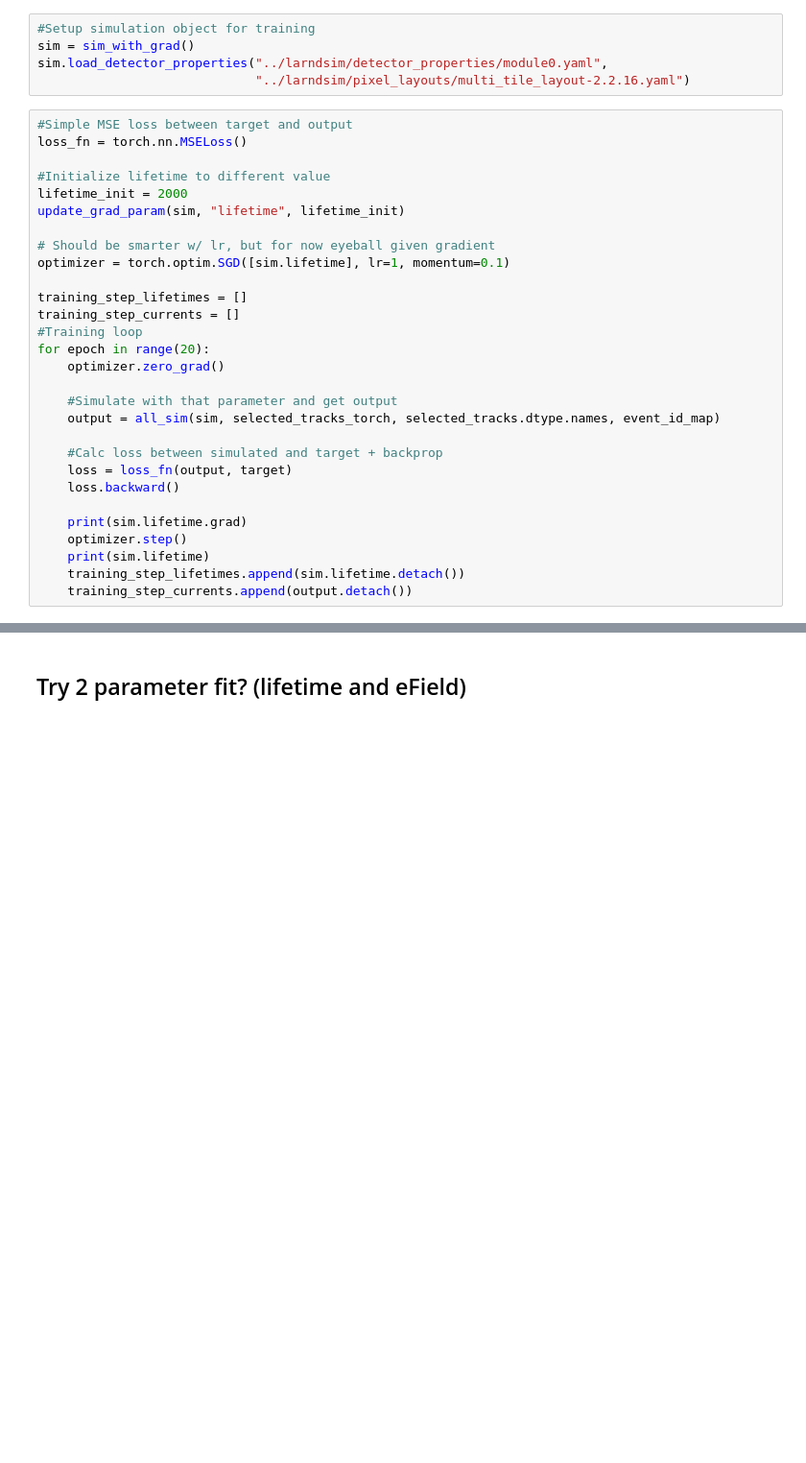
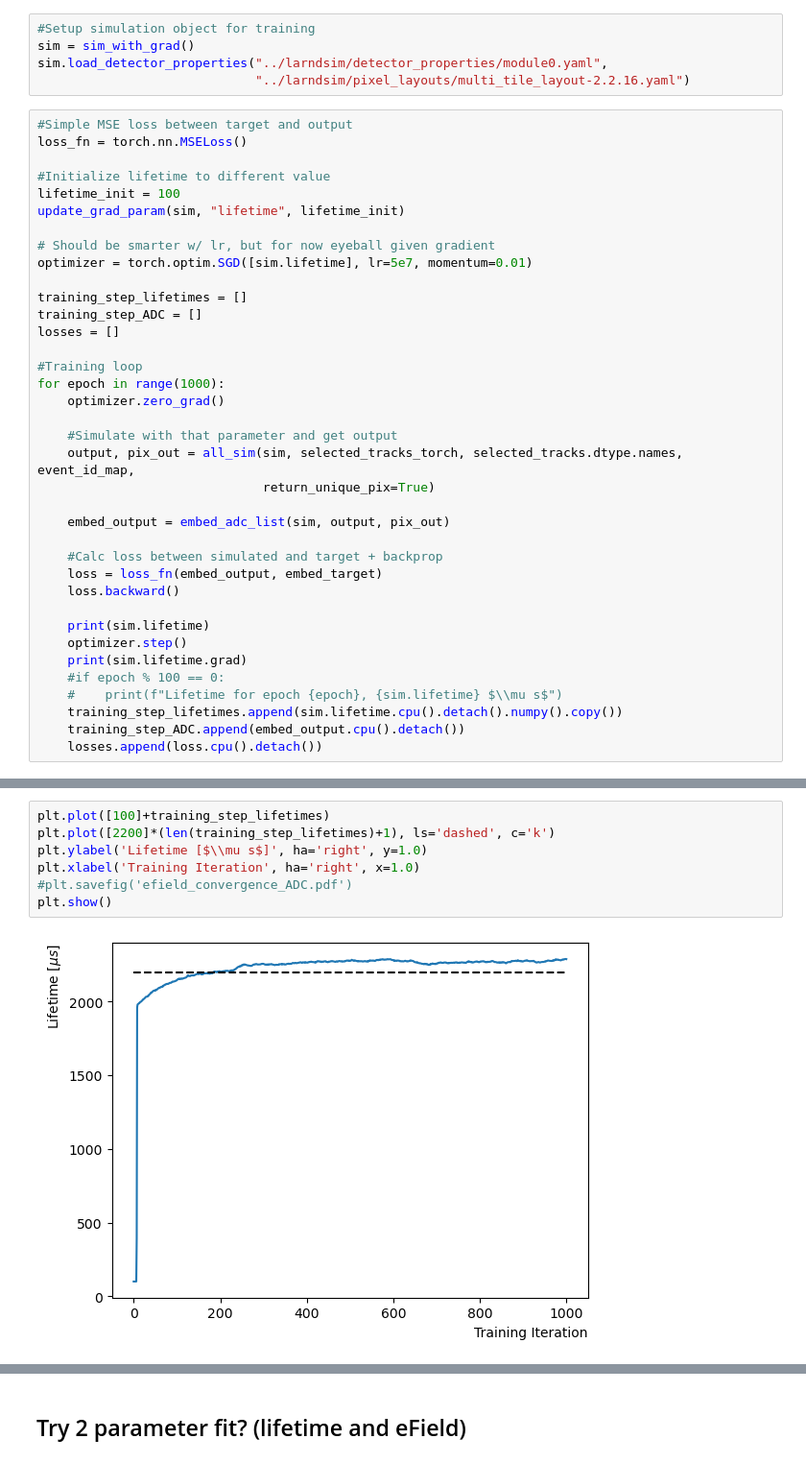
Before and after one commit to ynashed/larnd-sim, a Jupyter notebook: examples/Parameter Fitting.ipynb, the cells around one changed output, grey strips where cells are left out. Shown: that part at 96% size. Saved outputs shown, nothing was run; the diff lists cells and outputs as text; blank space fills up the shorter version.

```diff
--- a/examples/Parameter Fitting.ipynb
+++ b/examples/Parameter Fitting.ipynb
@@ -232,28 +261,36 @@ sim.load_detector_properties("../larndsim/detector_properties/module0.yaml",
 loss_fn = torch.nn.MSELoss()
 
 #Initialize lifetime to different value
-lifetime_init = 2000
+lifetime_init = 100
 update_grad_param(sim, "lifetime", lifetime_init)
 
 # Should be smarter w/ lr, but for now eyeball given gradient
-optimizer = torch.optim.SGD([sim.lifetime], lr=1, momentum=0.1)
+optimizer = torch.optim.SGD([sim.lifetime], lr=5e7, momentum=0.01)
 
 training_step_lifetimes = []
-training_step_currents = []
+training_step_ADC = []
+losses = []
+
 #Training loop
-for epoch in range(20):
+for epoch in range(1000):
     optimizer.zero_grad()
 
     #Simulate with that parameter and get output
-    output = all_sim(sim, selected_tracks_torch, selected_tracks.dtype.names, event_id_map)
+    output, pix_out = all_sim(sim, selected_tracks_torch, selected_tracks.dtype.names, event_id_map,
+                              return_unique_pix=True)
+
+    embed_output = embed_adc_list(sim, output, pix_out)
 
     #Calc loss between simulated and target + backprop
-    loss = loss_fn(output, target)
+    loss = loss_fn(embed_output, embed_target)
     loss.backward()
 
+    print(sim.lifetime)
+    optimizer.step()
     print(sim.lifetime.grad)
-    optimizer.step()
-    print(sim.lifetime)
-    training_step_lifetimes.append(sim.lifetime.detach())
-    training_step_currents.append(output.detach())
+    #if epoch % 100 == 0:
+    #    print(f"Lifetime for epoch {epoch}, {sim.lifetime} $\\mu s$")
+    training_step_lifetimes.append(sim.lifetime.cpu().detach().numpy().copy())
+    training_step_ADC.append(embed_output.cpu().detach())
+    losses.append(loss.cpu().detach())
 # %% [output]
@@ -289,0 +314,9 @@ plt.show()
+# %%
+plt.plot([100]+training_step_lifetimes)
+plt.plot([2200]*(len(training_step_lifetimes)+1), ls='dashed', c='k')
+plt.ylabel('Lifetime [$\\mu s$]', ha='right', y=1.0)
+plt.xlabel('Training Iteration', ha='right', x=1.0)
+#plt.savefig('efield_convergence_ADC.pdf')
+plt.show()
+# %% [output]
+[figure, added]
```
Also changed, not shown: parts of 29 cells of this notebook, 3 other files.
